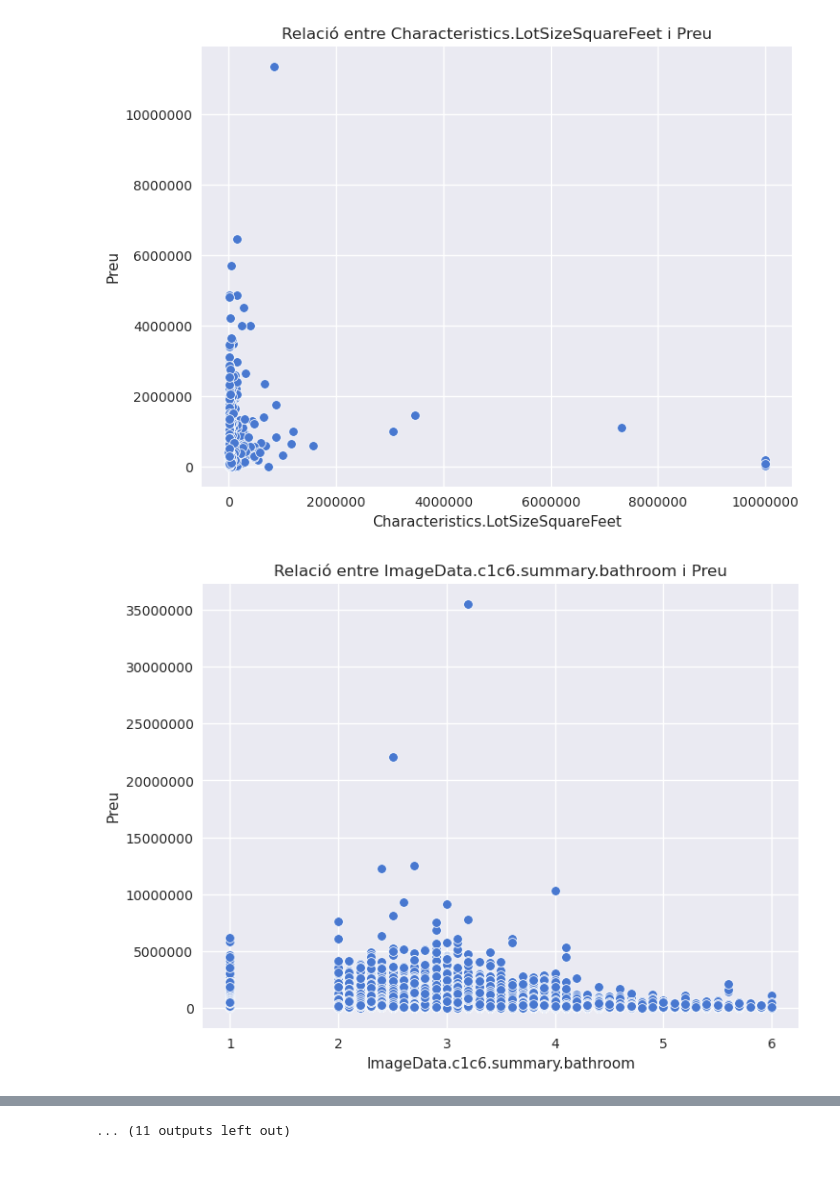
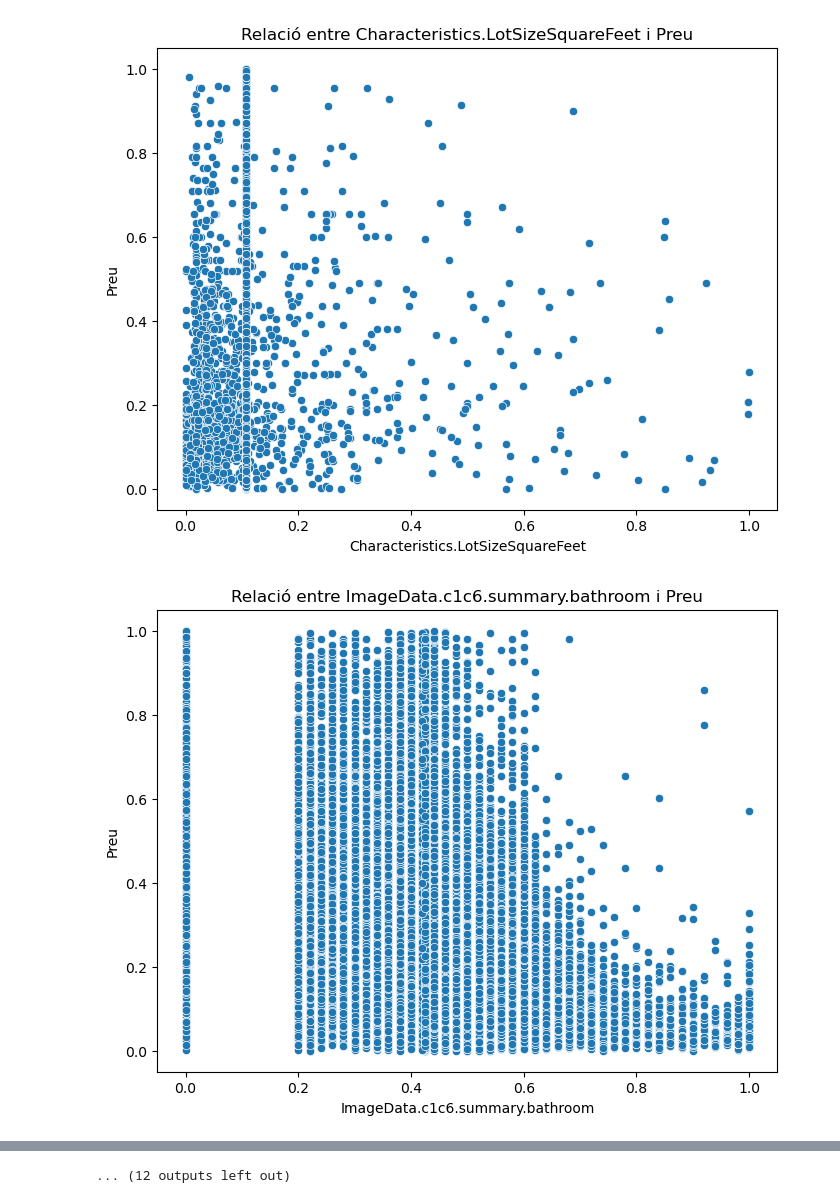
Before and after one commit to GenisLopez5/DatathonFME2024, a Jupyter notebook: PlotVariables.ipynb, the cells around one changed output, grey strips where cells are left out. Cells and saved outputs as stored; diff of their text form; code cells hidden in the pictures; blank space fills up the shorter version.

```diff
--- a/PlotVariables.ipynb
+++ b/PlotVariables.ipynb
@@ -10,4 +5,0 @@ df = pd.read_csv(csv_file)
-# %%
-# Configura els gràfics
-plt.style.use('seaborn')  # Estil per als gràfics
-sns.set_palette("muted")  # Paleta de colors
@@ -18,19 +6,23 @@ columnes_categoriques = df.select_dtypes(exclude=['number']).columns
+# %%
+# Identifica columnes numèriques i categòriques
+columnes_numeriques = pd.read_csv("columnes_numeriques.csv", low_memory=False)
+columnes_categoriques = pd.read_csv("columnes_categoriques.csv", low_memory=False)
 # %%
 # Itera sobre cada columna numèrica per fer un scatter plot
 for col in columnes_numeriques:
     if col != 'Listing.Price.ClosePrice':  # Assumeix que la columna 'precio' és la target
         plt.figure(figsize=(8, 6))
-        sns.scatterplot(data=df.dropna(subset=col), x=col, y='Listing.Price.ClosePrice')
+        sns.scatterplot(data=columnes_numeriques, x=col, y='Listing.Price.ClosePrice')
 
         # Configura el format dels ticks de l'eix Y (preu)
        # plt.gca().yaxis.set_major_formatter(ticker.FuncFormatter(lambda x, _: f'{int(x):,}'))  # Separadors de milers
         plt.ticklabel_format(style='plain', axis='y')  # Evita notació científica a l'eix Y
         plt.ticklabel_format(style='plain', axis='x')  # Evita notació científica a l'eix X si cal
 
         plt.title(f'Relació entre {col} i Preu')
         plt.xlabel(col)
         plt.ylabel('Preu')
         plt.show()
 # %% [output]
-[figure, old version]
+[figure, new version]
-[figure, old version]
+[figure, new version]
@@ -47 +39 @@ for col in columnes_numeriques:
-... (11 outputs left out)
+... (12 outputs left out)
```
Also changed, not shown: parts of 3 cells of this notebook, 1 other file.
